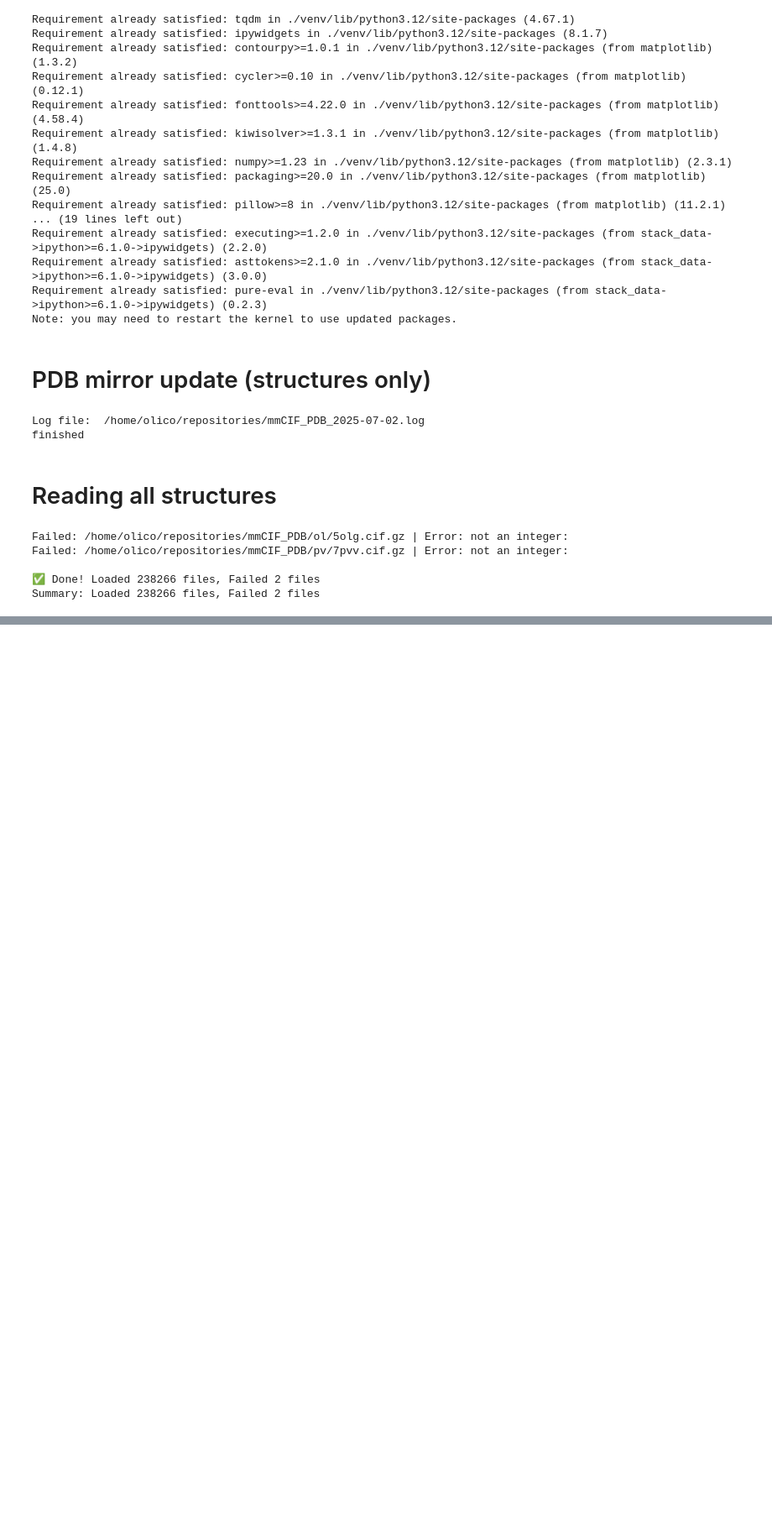
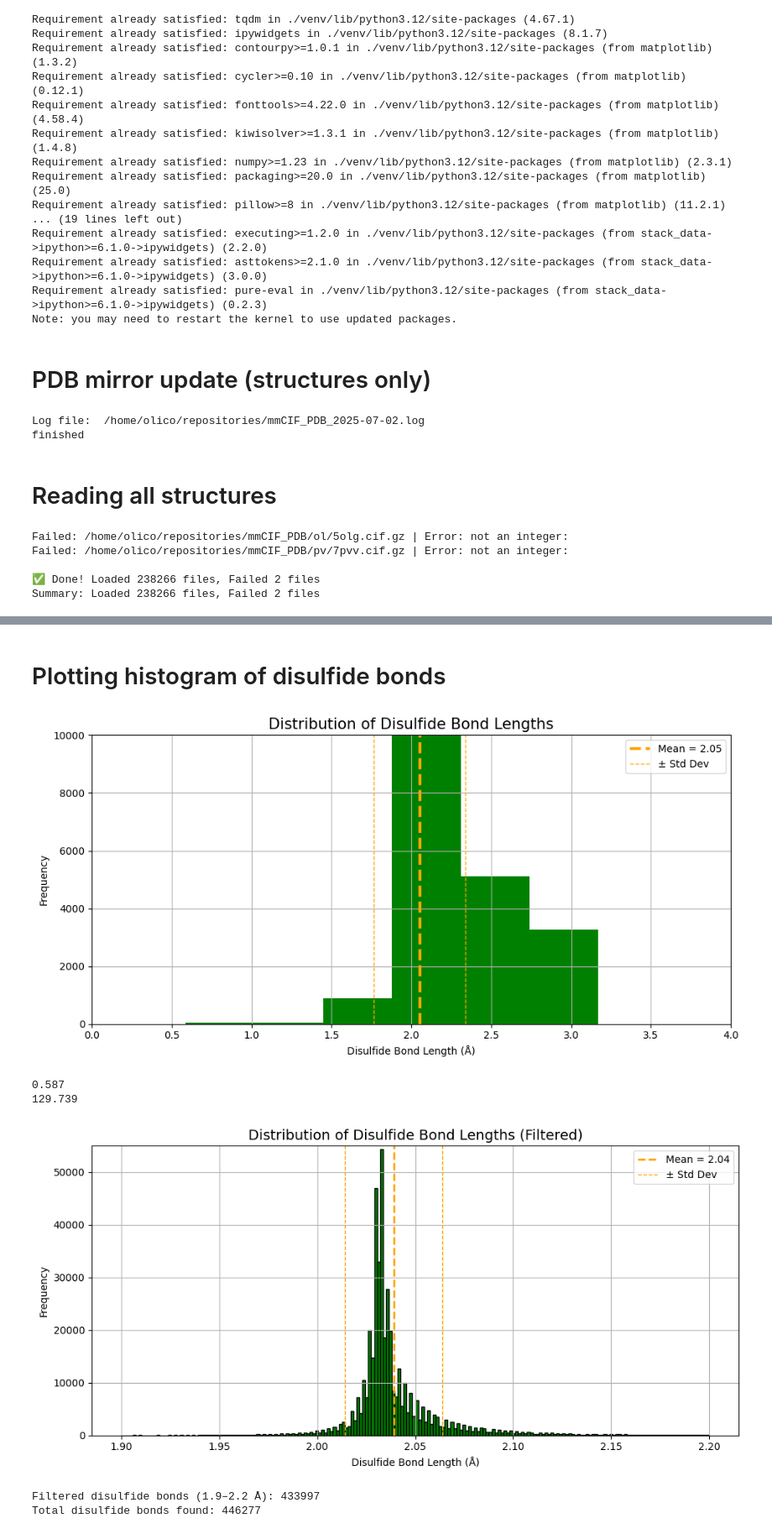
Before and after one commit to glycojones/pdbmine, a Jupyter notebook: pdbmine_home.ipynb, the cells around one changed output, grey strips where cells are left out. Shown at 84% size. Saved outputs shown, nothing was run; the diff lists cells and outputs as text; code cells hidden in the pictures; blank space fills up the shorter version.

```diff
--- a/pdbmine_home.ipynb
+++ b/pdbmine_home.ipynb
@@ -68,0 +126,73 @@ Summary: Loaded 238266 files, Failed 2 files
+# %% [markdown]
+# Plotting histogram of disulfide bonds
+# %%
+import matplotlib.pyplot as plt
+import numpy as np
+
+plt.figure(figsize=(10, 5))
+
+plt.title("Distribution of Disulfide Bond Lengths", fontsize=15)
+plt.hist(disulfide_lengths, bins=300, color='green', edgecolor='black)
+
+# calculate mean and std
+mean = np.mean(disulfide_lengths)
+std = np.std(disulfide_lengths)
+
+# add mean and std to plot
+plt.axvline(mean, color='orange', linestyle='dashed', linewidth=3, label=f'Mean = {mean:.2f}')
+plt.axvline(mean - std, color='orange', linestyle='dashed', linewidth=1, label=f'± Std Dev')
+plt.axvline(mean + std, color='orange', linestyle='dashed', linewidth=1)
+
+plt.xlabel("Disulfide Bond Length (Å)")
+plt.ylabel("Frequency")
+
+# Set axis ranges
+plt.xlim(0, 4)
+plt.ylim(0, 10000)
+
+plt.legend()
+plt.grid(True)
+plt.tight_layout()
+plt.show()
+
+
+print(min(disulfide_lengths))
+print(max(disulfide_lengths))
+# shows the min length is 0.587 and the max is 129.739 = outliers
+
+# filtering data so histogram is not a block
+filtered_bonds = [d for d in disulfide_lengths if 1.9 <= d <= 2.2]
+
+# calculate mean and std
+mean = np.mean(filtered_bonds)
+std = np.std(filtered_bonds)
+
+plt.figure(figsize=(10, 5))
+plt.hist(filtered_bonds, bins=200, color='green', edgecolor='black')
+
+# Add mean and std
+plt.axvline(mean, color='orange', linestyle='dashed', linewidth=2, label=f'Mean = {mean:.2f}')
+plt.axvline(mean - std, color='orange', linestyle='dashed', linewidth=1, label='± Std Dev')
+plt.axvline(mean + std, color='orange', linestyle='dashed', linewidth=1)
+
+plt.title("Distribution of Disulfide Bond Lengths (Filtered)", fontsize=14)
+plt.xlabel("Disulfide Bond Length (Å)")
+plt.ylabel("Frequency")
+plt.legend()
+plt.grid(True)
+plt.tight_layout()
+plt.ylim(0, 55000)
+plt.show()
+
+# how many disulfide bonds are in the filter
+print(f"Filtered disulfide bonds (1.9–2.2 Å): {len(filtered_bonds)}")
+
+# how many disulfide bonds are there altogether
+print(f"Total disulfide bonds found: {len(disulfide_lengths)}")
+# %% [output]
+[figure, added]
+0.587
+129.739
+[figure, added]
+Filtered disulfide bonds (1.9–2.2 Å): 433997
+Total disulfide bonds found: 446277
```
Also changed, not shown: parts of 2 cells of this notebook.
